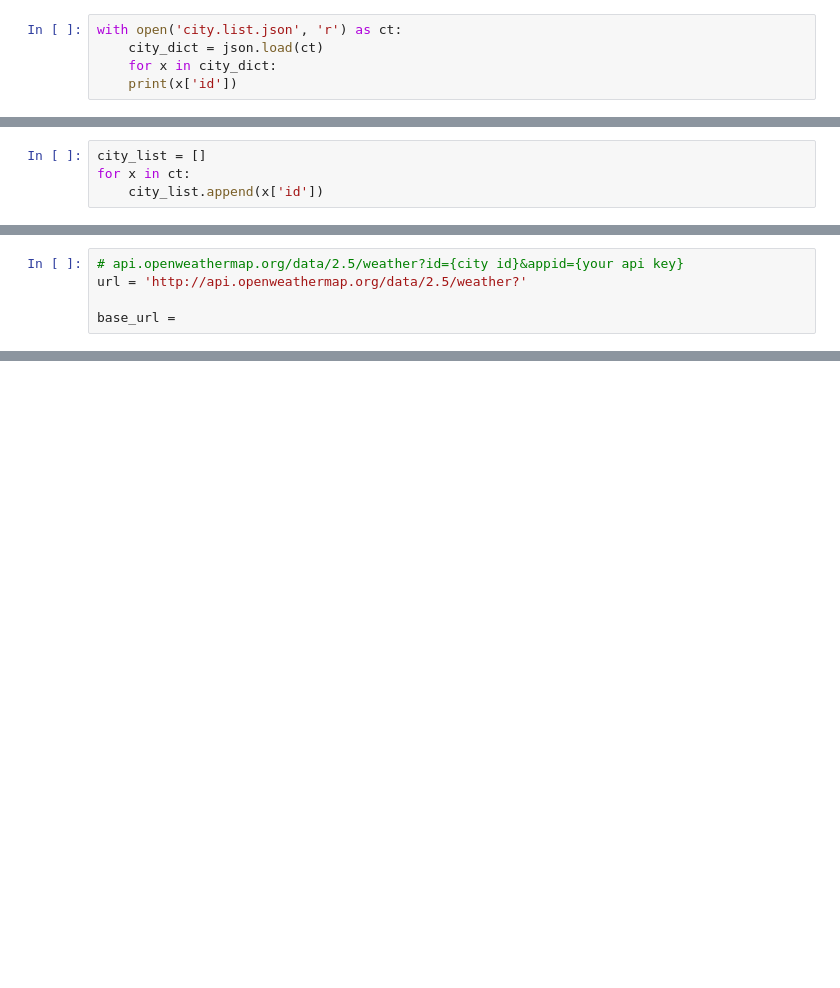
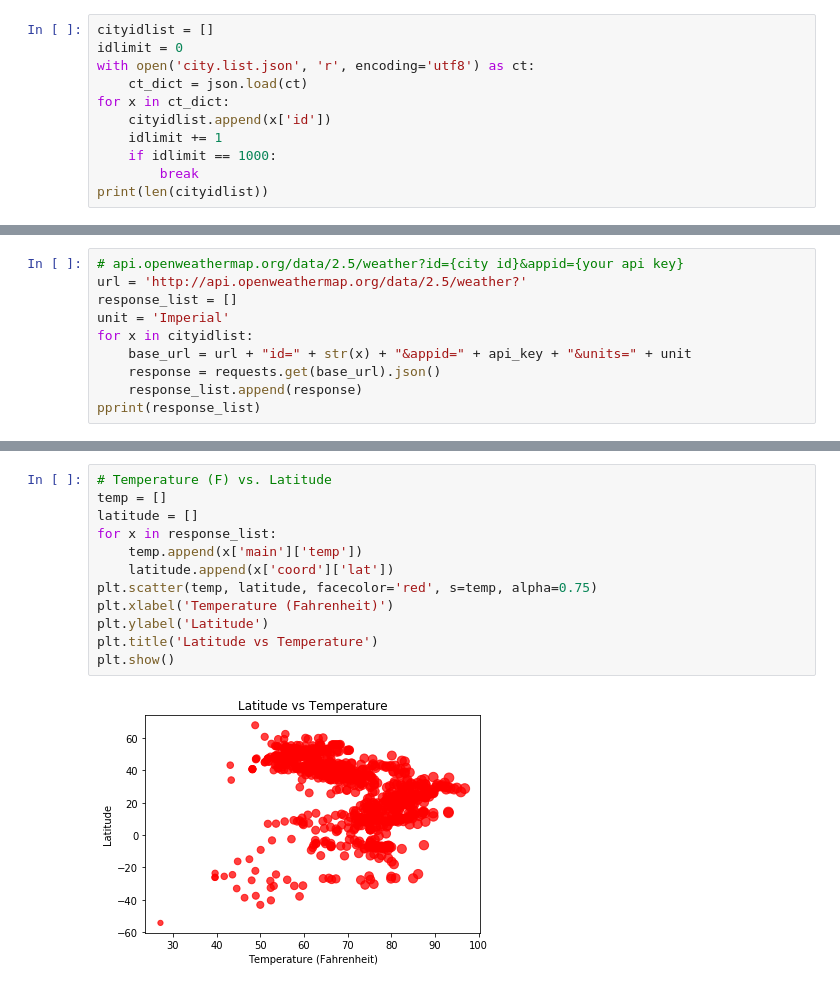
Before and after one commit to edwardma401/python-api-challenge, a Jupyter notebook: WeatherPy/WeatherPy.ipynb, the cells around one changed output, grey strips where cells are left out. Saved outputs shown, nothing was run; the diff lists cells and outputs as text; blank space fills up the shorter version.

```diff
--- a/WeatherPy/WeatherPy.ipynb
+++ b/WeatherPy/WeatherPy.ipynb
@@ -5,6 +9,12 @@ from config import api_key
 # %%
-with open('city.list.json', 'r') as ct:
-    city_dict = json.load(ct)
-    for x in city_dict:
-    print(x['id'])
+cityidlist = []
+idlimit = 0
+with open('city.list.json', 'r', encoding='utf8') as ct:
+    ct_dict = json.load(ct)
+for x in ct_dict:
+    cityidlist.append(x['id'])
+    idlimit += 1
+    if idlimit == 1000:
+        break
+print(len(cityidlist))
 # %% [output]
@@ -12,4 +21,0 @@ UnicodeDecodeError: 'cp949' codec can't decode byte 0xe2 in position 867: illega
-# %%
-city_list = []
-for x in ct:
-    city_list.append(x['id'])
@@ -18,5 +22,10 @@ TypeError: 'module' object is not iterable
 # %%
 # api.openweathermap.org/data/2.5/weather?id={city id}&appid={your api key}
 url = 'http://api.openweathermap.org/data/2.5/weather?'
-
-base_url =
+response_list = []
+unit = 'Imperial'
+for x in cityidlist:
+    base_url = url + "id=" + str(x) + "&appid=" + api_key + "&units=" + unit
+    response = requests.get(base_url).json()
+    response_list.append(response)
+pprint(response_list)
@@ -22,0 +50,14 @@ base_url =
+# %%
+# Temperature (F) vs. Latitude
+temp = []
+latitude = []
+for x in response_list:
+    temp.append(x['main']['temp'])
+    latitude.append(x['coord']['lat'])
+plt.scatter(temp, latitude, facecolor='red', s=temp, alpha=0.75)
+plt.xlabel('Temperature (Fahrenheit)')
+plt.ylabel('Latitude')
+plt.title('Latitude vs Temperature')
+plt.show()
+# %% [output]
+[figure, added]
```
Also changed, not shown: parts of 11 cells of this notebook, 3 other files.
